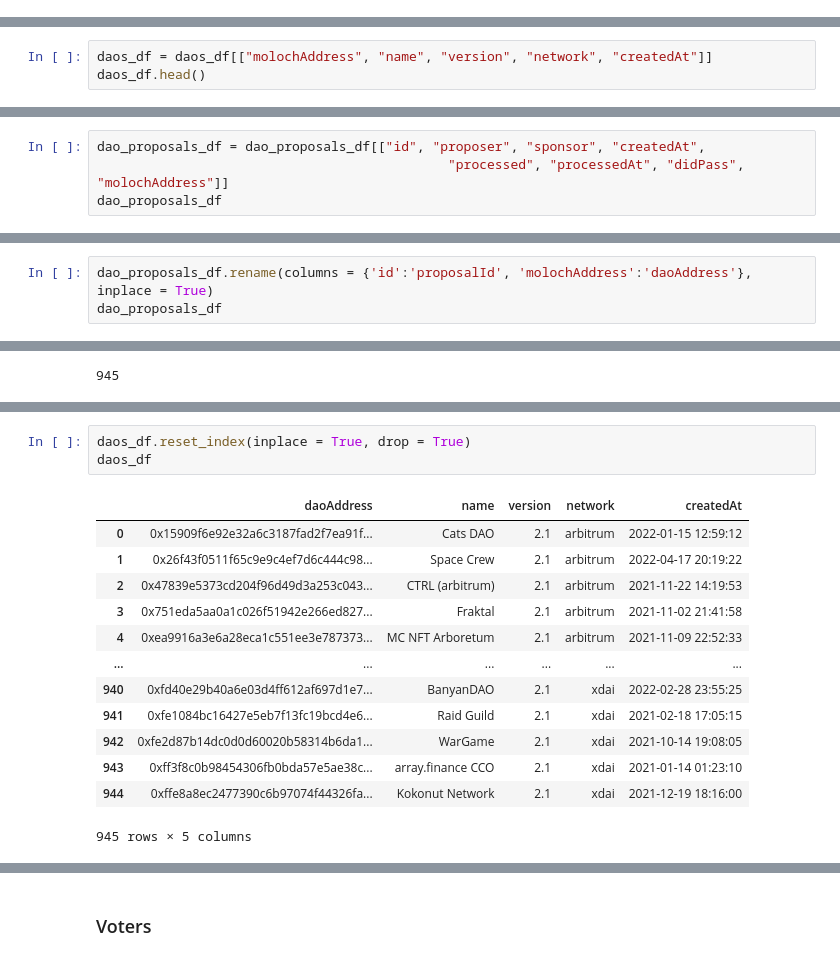
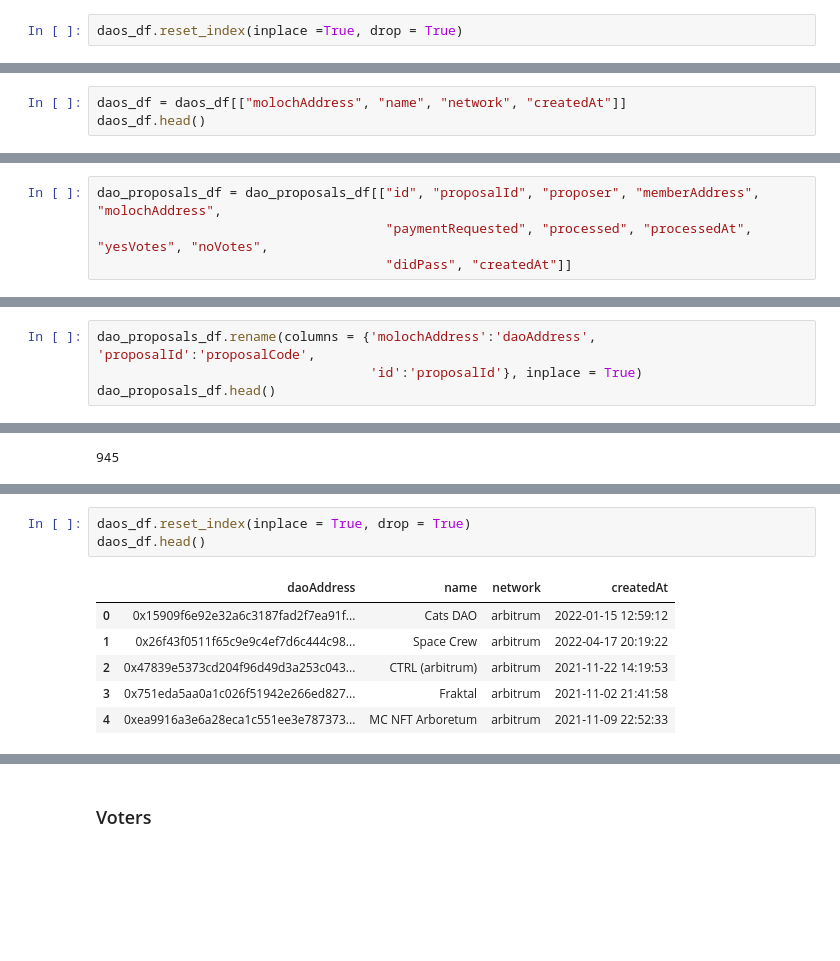
Before and after one commit to Grasia/semantic-web3-dao, a Jupyter notebook: knowledge_graph/KnowledgeGraph-Web3-DAO.ipynb, the cells around one changed output, grey strips where cells are left out. Cells and saved outputs as stored; diff of their text form; blank space fills up the shorter version.

```diff
--- a/knowledge_graph/KnowledgeGraph-Web3-DAO.ipynb
+++ b/knowledge_graph/KnowledgeGraph-Web3-DAO.ipynb
@@ -144,0 +118,2 @@ daos_df[daos_df.id == '0xf8484b3d9e8189d4743b0ecf35a87c58b76cee7b']
+# %%
+daos_df.reset_index(inplace =True, drop = True)
@@ -145,4 +135,4 @@ daos_df[daos_df.id == '0xf8484b3d9e8189d4743b0ecf35a87c58b76cee7b']
 # %%
-daos_df = daos_df[["molochAddress", "name", "version", "network", "createdAt"]]
+daos_df = daos_df[["molochAddress", "name", "network", "createdAt"]]
 daos_df.head()
 # %% [output]
@@ -496,6 +361,6 @@ dao_proposals_df.head()
 | 4 | arbitrum | 0x15909f6e92e32a6c3187fad2f7ea91f... | 2022-01-15 13:25:35 | 2 | 0x15909f6e92e32a6c3187fad2f7ea91f... | 0x54c375c481f95ba43e2cecd6ef30631... | 0x54c375c481f95ba43e2cecd6ef30631... | 0x0000000000000000000000000000000... | ... |
 5 rows × 21 columns
 # %%
-dao_proposals_df = dao_proposals_df[["id", "proposer", "sponsor", "createdAt",
-                                             "processed", "processedAt", "didPass", "molochAddress"]]
-dao_proposals_df
+dao_proposals_df = dao_proposals_df[["id", "proposalId", "proposer", "memberAddress", "molochAddress",
+                                     "paymentRequested", "processed", "processedAt", "yesVotes", "noVotes",
+                                     "didPass", "createdAt"]]
@@ -533,4 +367,5 @@ dao_proposals_df[dao_proposals_df["processedAt"].isna()]
 # %%
-dao_proposals_df.rename(columns = {'id':'proposalId', 'molochAddress':'daoAddress'}, inplace = True)
-dao_proposals_df
+dao_proposals_df.rename(columns = {'molochAddress':'daoAddress', 'proposalId':'proposalCode',
+                                   'id':'proposalId'}, inplace = True)
+dao_proposals_df.head()
 # %% [output]
@@ -653,20 +421,13 @@ daos_df
 # %%
 daos_df.reset_index(inplace = True, drop = True)
-daos_df
+daos_df.head()
 # %% [output]
-|  | daoAddress | name | version | network | createdAt |
-| 0 | 0x15909f6e92e32a6c3187fad2f7ea91f... | Cats DAO | 2.1 | arbitrum | 2022-01-15 12:59:12 |
-| 1 | 0x26f43f0511f65c9e9c4ef7d6c444c98... | Space Crew | 2.1 | arbitrum | 2022-04-17 20:19:22 |
-| 2 | 0x47839e5373cd204f96d49d3a253c043... | CTRL (arbitrum) | 2.1 | arbitrum | 2021-11-22 14:19:53 |
-| 3 | 0x751eda5aa0a1c026f51942e266ed827... | Fraktal | 2.1 | arbitrum | 2021-11-02 21:41:58 |
-| 4 | 0xea9916a3e6a28eca1c551ee3e787373... | MC NFT Arboretum | 2.1 | arbitrum | 2021-11-09 22:52:33 |
-| ... | ... | ... | ... | ... | ... |
-| 940 | 0xfd40e29b40a6e03d4ff612af697d1e7... | BanyanDAO | 2.1 | xdai | 2022-02-28 23:55:25 |
-| 941 | 0xfe1084bc16427e5eb7f13fc19bcd4e6... | Raid Guild | 2.1 | xdai | 2021-02-18 17:05:15 |
-| 942 | 0xfe2d87b14dc0d0d60020b58314b6da1... | WarGame | 2.1 | xdai | 2021-10-14 19:08:05 |
-| 943 | 0xff3f8c0b98454306fb0bda57e5ae38c... | array.finance CCO | 2.1 | xdai | 2021-01-14 01:23:10 |
-| 944 | 0xffe8a8ec2477390c6b97074f44326fa... | Kokonut Network | 2.1 | xdai | 2021-12-19 18:16:00 |
+|  | daoAddress | name | network | createdAt |
+| 0 | 0x15909f6e92e32a6c3187fad2f7ea91f... | Cats DAO | arbitrum | 2022-01-15 12:59:12 |
+| 1 | 0x26f43f0511f65c9e9c4ef7d6c444c98... | Space Crew | arbitrum | 2022-04-17 20:19:22 |
+| 2 | 0x47839e5373cd204f96d49d3a253c043... | CTRL (arbitrum) | arbitrum | 2021-11-22 14:19:53 |
+| 3 | 0x751eda5aa0a1c026f51942e266ed827... | Fraktal | arbitrum | 2021-11-02 21:41:58 |
+| 4 | 0xea9916a3e6a28eca1c551ee3e787373... | MC NFT Arboretum | arbitrum | 2021-11-09 22:52:33 |
-945 rows × 5 columns
 # %%
 # Discard members that are not in the new DAO list.
 dao_members_df = dao_members_df[dao_members_df['daoAddress'].isin(dao_proposals_list)]
```
Also changed, not shown: parts of 52 cells of this notebook.
